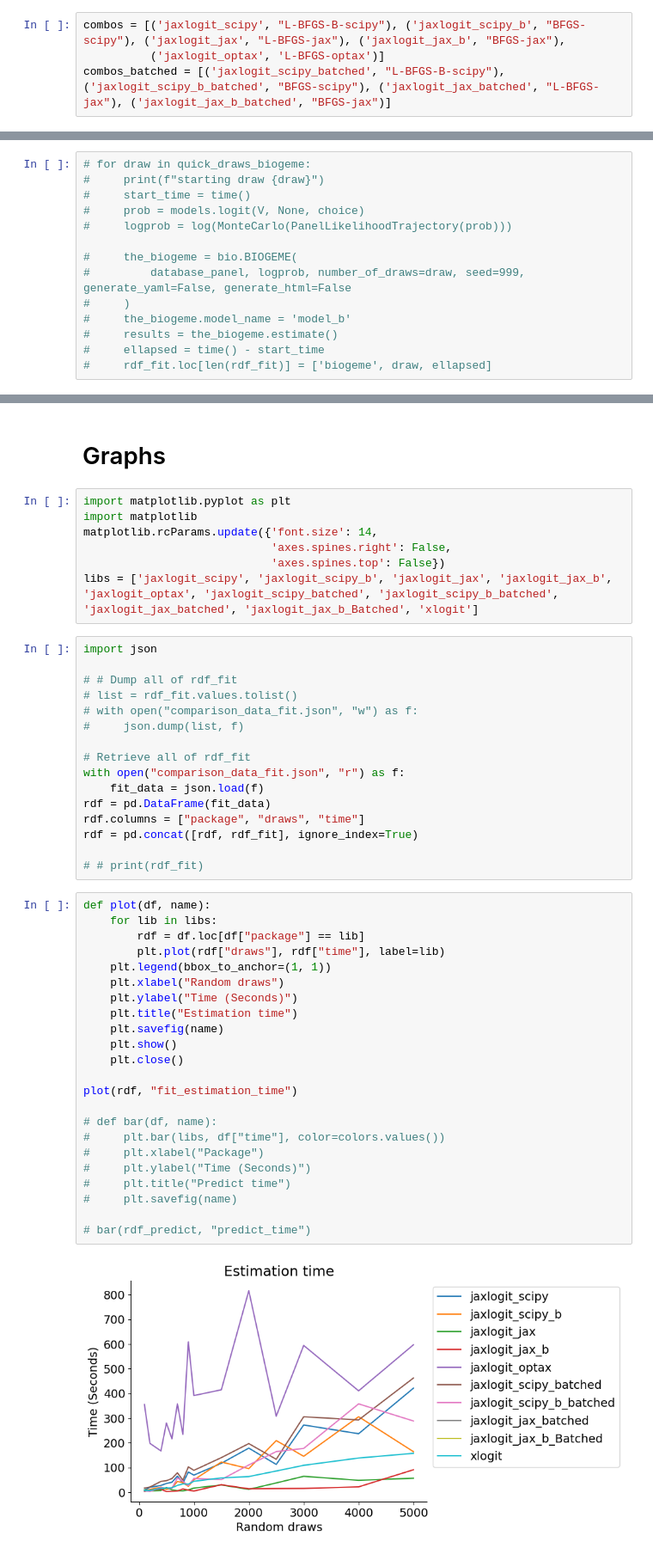
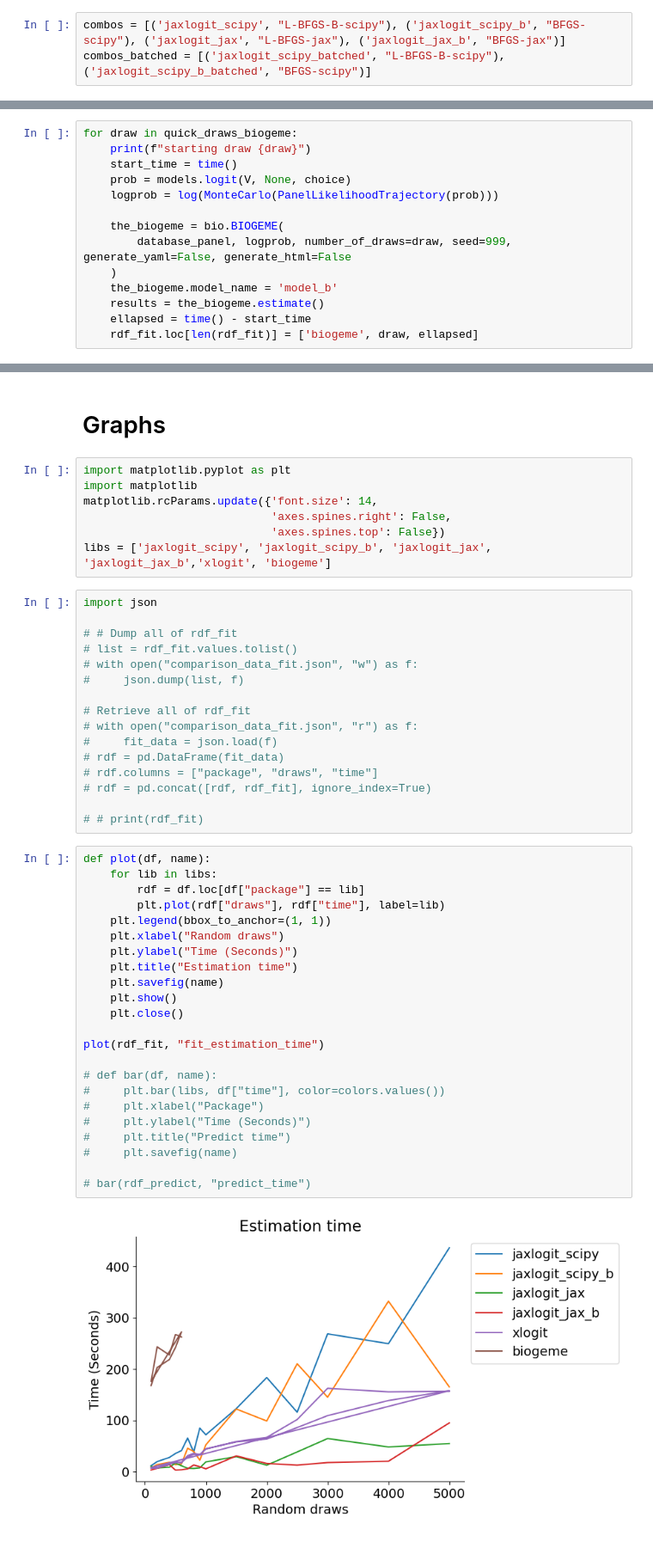
Before and after one commit to outerl/jaxlogit, a Jupyter notebook: examples/graphs/comparison_graphs_timing.ipynb, the cells around one changed output, grey strips where cells are left out. Shown at 86% size. Drawn from its saved outputs; the diff is of its cells as text.

```diff
--- a/examples/graphs/comparison_graphs_timing.ipynb
+++ b/examples/graphs/comparison_graphs_timing.ipynb
@@ -132,9 +131,8 @@ V = {
 # Make the models
 Jaxlogit:
 # %%
-combos = [('jaxlogit_scipy', "L-BFGS-B-scipy"), ('jaxlogit_scipy_b', "BFGS-scipy"), ('jaxlogit_jax', "L-BFGS-jax"), ('jaxlogit_jax_b', "BFGS-jax"),
-          ('jaxlogit_optax', 'L-BFGS-optax')]
-combos_batched = [('jaxlogit_scipy_batched', "L-BFGS-B-scipy"), ('jaxlogit_scipy_b_batched', "BFGS-scipy"), ('jaxlogit_jax_batched', "L-BFGS-jax"), ('jaxlogit_jax_b_batched', "BFGS-jax")]
+combos = [('jaxlogit_scipy', "L-BFGS-B-scipy"), ('jaxlogit_scipy_b', "BFGS-scipy"), ('jaxlogit_jax', "L-BFGS-jax"), ('jaxlogit_jax_b', "BFGS-jax")]
+combos_batched = [('jaxlogit_scipy_batched', "L-BFGS-B-scipy"), ('jaxlogit_scipy_b_batched', "BFGS-scipy")]
 # %%
 for (name, method) in combos:
     print("Using " + str(name))
@@ -304,16 +283,16 @@ init_coeff_x = model_x.coeff_
 # %% [markdown]
 Biogeme:
 # %%
-# for draw in quick_draws_biogeme:
-#     print(f"starting draw {draw}")
-#     start_time = time()
-#     prob = models.logit(V, None, choice)
-#     logprob = log(MonteCarlo(PanelLikelihoodTrajectory(prob)))
+for draw in quick_draws_biogeme:
+    print(f"starting draw {draw}")
+    start_time = time()
+    prob = models.logit(V, None, choice)
+    logprob = log(MonteCarlo(PanelLikelihoodTrajectory(prob)))
 
-#     the_biogeme = bio.BIOGEME(
-#         database_panel, logprob, number_of_draws=draw, seed=999, generate_yaml=False, generate_html=False
-#     )
-#     the_biogeme.model_name = 'model_b'
-#     results = the_biogeme.estimate()
-#     ellapsed = time() - start_time
-#     rdf_fit.loc[len(rdf_fit)] = ['biogeme', draw, ellapsed]
+    the_biogeme = bio.BIOGEME(
+        database_panel, logprob, number_of_draws=draw, seed=999, generate_yaml=False, generate_html=False
+    )
+    the_biogeme.model_name = 'model_b'
+    results = the_biogeme.estimate()
+    ellapsed = time() - start_time
+    rdf_fit.loc[len(rdf_fit)] = ['biogeme', draw, ellapsed]
@@ -325,7 +322,7 @@ import matplotlib
 matplotlib.rcParams.update({'font.size': 14,
                             'axes.spines.right': False,
                             'axes.spines.top': False})
-libs = ['jaxlogit_scipy', 'jaxlogit_scipy_b', 'jaxlogit_jax', 'jaxlogit_jax_b', 'jaxlogit_optax', 'jaxlogit_scipy_batched', 'jaxlogit_scipy_b_batched', 'jaxlogit_jax_batched', 'jaxlogit_jax_b_Batched', 'xlogit']
+libs = ['jaxlogit_scipy', 'jaxlogit_scipy_b', 'jaxlogit_jax', 'jaxlogit_jax_b','xlogit', 'biogeme']
 # %%
 import json
 
@@ -335,35 +332,35 @@ import json
 #     json.dump(list, f)
 
 # Retrieve all of rdf_fit
-with open("comparison_data_fit.json", "r") as f:
-    fit_data = json.load(f)
-rdf = pd.DataFrame(fit_data)
-rdf.columns = ["package", "draws", "time"]
-rdf = pd.concat([rdf, rdf_fit], ignore_index=True)
+# with open("comparison_data_fit.json", "r") as f:
+#     fit_data = json.load(f)
+# rdf = pd.DataFrame(fit_data)
+# rdf.columns = ["package", "draws", "time"]
+# rdf = pd.concat([rdf, rdf_fit], ignore_index=True)
 
 # # print(rdf_fit)
 # %%
 def plot(df, name):
     for lib in libs:
         rdf = df.loc[df["package"] == lib]
         plt.plot(rdf["draws"], rdf["time"], label=lib)
     plt.legend(bbox_to_anchor=(1, 1))
     plt.xlabel("Random draws")
     plt.ylabel("Time (Seconds)")
     plt.title("Estimation time")
     plt.savefig(name)
     plt.show()
     plt.close()
 
-plot(rdf, "fit_estimation_time")
+plot(rdf_fit, "fit_estimation_time")
 
 # def bar(df, name):
 #     plt.bar(libs, df["time"], color=colors.values())
 #     plt.xlabel("Package")
 #     plt.ylabel("Time (Seconds)")
 #     plt.title("Predict time")
 #     plt.savefig(name)
 
 # bar(rdf_predict, "predict_time")
 # %% [output]
-[figure, old version]
+[figure, new version]
```
Also changed, not shown: parts of 7 cells of this notebook, 3 other files.
